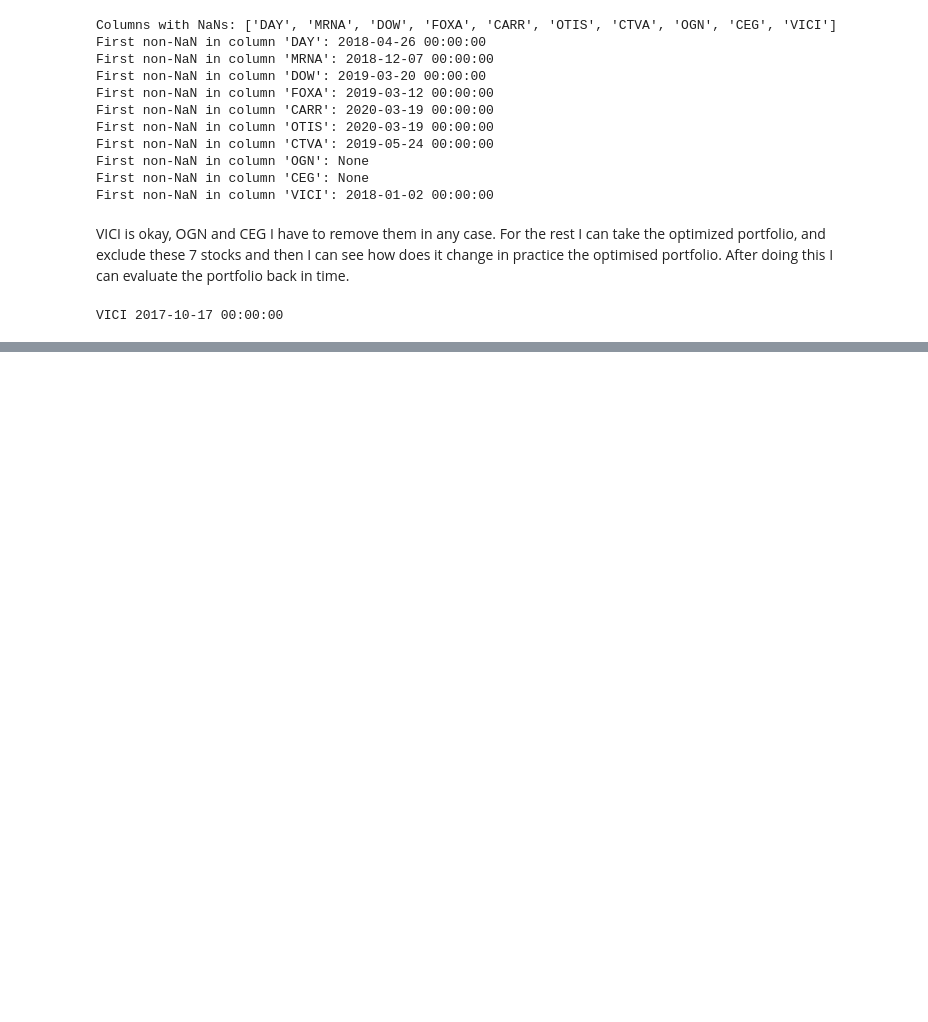
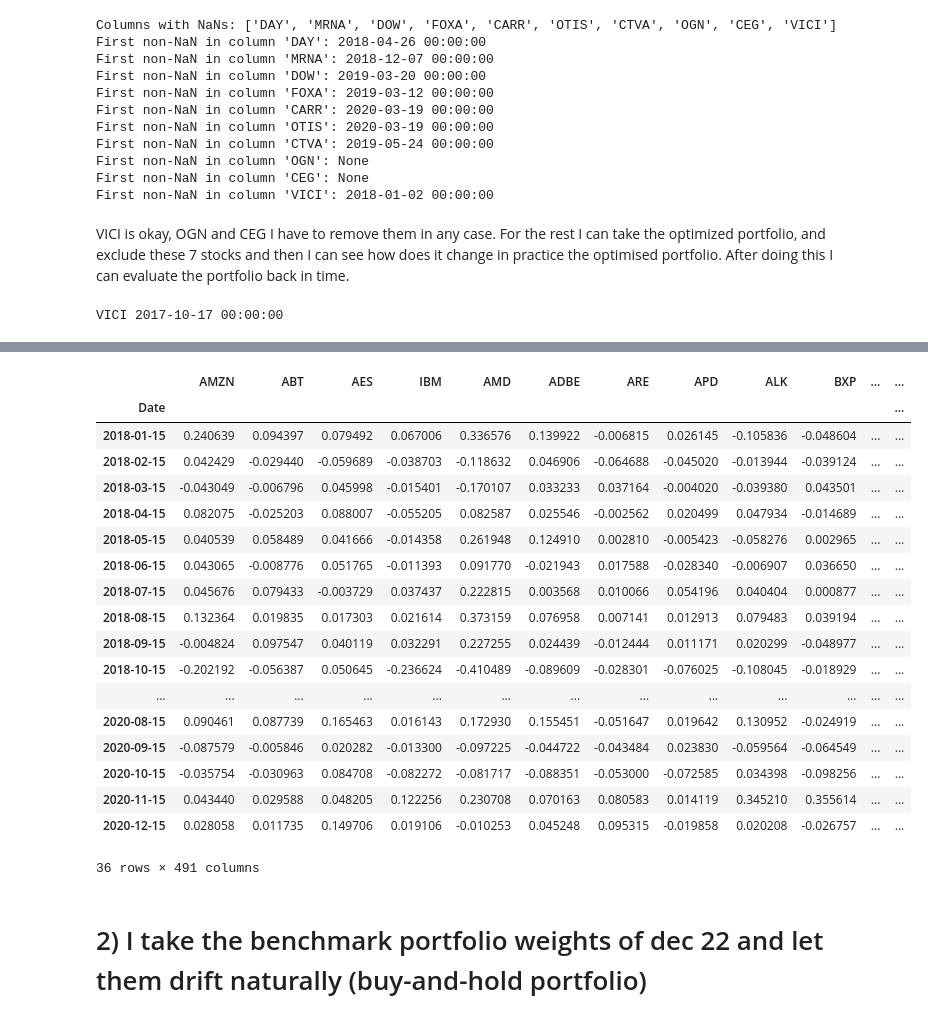
Before and after one commit to rebecca-di-francesco-bfh/sectoral-decarbonization, a Jupyter notebook: backtesting.ipynb, the cells around one changed output, grey strips where cells are left out. Saved outputs shown, nothing was run; the diff lists cells and outputs as text; code cells hidden in the pictures; blank space fills up the shorter version.

Commit message:
Backtesting for the period 2018-2020 buy and hold vs optimised portfolio

```diff
--- a/backtesting.ipynb
+++ b/backtesting.ipynb
@@ -242,2 +236,43 @@ See the caveats in the documentation: https://pandas.pydata.org/pandas-docs/stab
 # %%
 adj_close_bt = adj_close_bt.drop(columns=['OGN', 'CEG', 'DAY', 'MRNA', 'DOW', 'FOXA', 'CARR', 'OTIS', 'CTVA'])
+# %%
+def calculate_monthly_returns(df):
+    # Clean data: replace zeros and drop fully NaN rows
+    df = df.replace(0.0, np.nan).dropna(how="all")
+
+    # Resample to monthly frequency using last available price in each month
+    df_monthly = df.resample("M").last()
+
+    # Calculate monthly simple returns (percentage change)
+    df_returns = df_monthly.pct_change().dropna()
+
+    # Optional: set index to mid-month for visualization consistency
+    df_returns.index = df_returns.index.map(lambda x: x.replace(day=15))
+
+    return df_returns
+# %%
+historical_returns_2018_2020 = calculate_monthly_returns(adj_close_bt)
+# %%
+historical_returns_2018_2020
+# %% [output]
+|  | AMZN | ABT | AES | IBM | AMD | ADBE | ARE | APD | ALK | BXP | ... | ... |
+| Date |  |  |  |  |  |  |  |  |  |  |  | ... |
+| 2018-01-15 | 0.240639 | 0.094397 | 0.079492 | 0.067006 | 0.336576 | 0.139922 | -0.006815 | 0.026145 | -0.105836 | -0.048604 | ... | ... |
+| 2018-02-15 | 0.042429 | -0.029440 | -0.059689 | -0.038703 | -0.118632 | 0.046906 | -0.064688 | -0.045020 | -0.013944 | -0.039124 | ... | ... |
+| 2018-03-15 | -0.043049 | -0.006796 | 0.045998 | -0.015401 | -0.170107 | 0.033233 | 0.037164 | -0.004020 | -0.039380 | 0.043501 | ... | ... |
+| 2018-04-15 | 0.082075 | -0.025203 | 0.088007 | -0.055205 | 0.082587 | 0.025546 | -0.002562 | 0.020499 | 0.047934 | -0.014689 | ... | ... |
+| 2018-05-15 | 0.040539 | 0.058489 | 0.041666 | -0.014358 | 0.261948 | 0.124910 | 0.002810 | -0.005423 | -0.058276 | 0.002965 | ... | ... |
+| 2018-06-15 | 0.043065 | -0.008776 | 0.051765 | -0.011393 | 0.091770 | -0.021943 | 0.017588 | -0.028340 | -0.006907 | 0.036650 | ... | ... |
+| 2018-07-15 | 0.045676 | 0.079433 | -0.003729 | 0.037437 | 0.222815 | 0.003568 | 0.010066 | 0.054196 | 0.040404 | 0.000877 | ... | ... |
+| 2018-08-15 | 0.132364 | 0.019835 | 0.017303 | 0.021614 | 0.373159 | 0.076958 | 0.007141 | 0.012913 | 0.079483 | 0.039194 | ... | ... |
+| 2018-09-15 | -0.004824 | 0.097547 | 0.040119 | 0.032291 | 0.227255 | 0.024439 | -0.012444 | 0.011171 | 0.020299 | -0.048977 | ... | ... |
+| 2018-10-15 | -0.202192 | -0.056387 | 0.050645 | -0.236624 | -0.410489 | -0.089609 | -0.028301 | -0.076025 | -0.108045 | -0.018929 | ... | ... |
+| ... | ... | ... | ... | ... | ... | ... | ... | ... | ... | ... | ... | ... |
+| 2020-08-15 | 0.090461 | 0.087739 | 0.165463 | 0.016143 | 0.172930 | 0.155451 | -0.051647 | 0.019642 | 0.130952 | -0.024919 | ... | ... |
+| 2020-09-15 | -0.087579 | -0.005846 | 0.020282 | -0.013300 | -0.097225 | -0.044722 | -0.043484 | 0.023830 | -0.059564 | -0.064549 | ... | ... |
+| 2020-10-15 | -0.035754 | -0.030963 | 0.084708 | -0.082272 | -0.081717 | -0.088351 | -0.053000 | -0.072585 | 0.034398 | -0.098256 | ... | ... |
+| 2020-11-15 | 0.043440 | 0.029588 | 0.048205 | 0.122256 | 0.230708 | 0.070163 | 0.080583 | 0.014119 | 0.345210 | 0.355614 | ... | ... |
+| 2020-12-15 | 0.028058 | 0.011735 | 0.149706 | 0.019106 | -0.010253 | 0.045248 | 0.095315 | -0.019858 | 0.020208 | -0.026757 | ... | ... |
+36 rows × 491 columns
+# %% [markdown]
+# 2) I take the benchmark portfolio weights of dec 22 and let them drift naturally (buy-and-hold portfolio)
```
Also changed, not shown: parts of 14 cells of this notebook, 1 other file.
